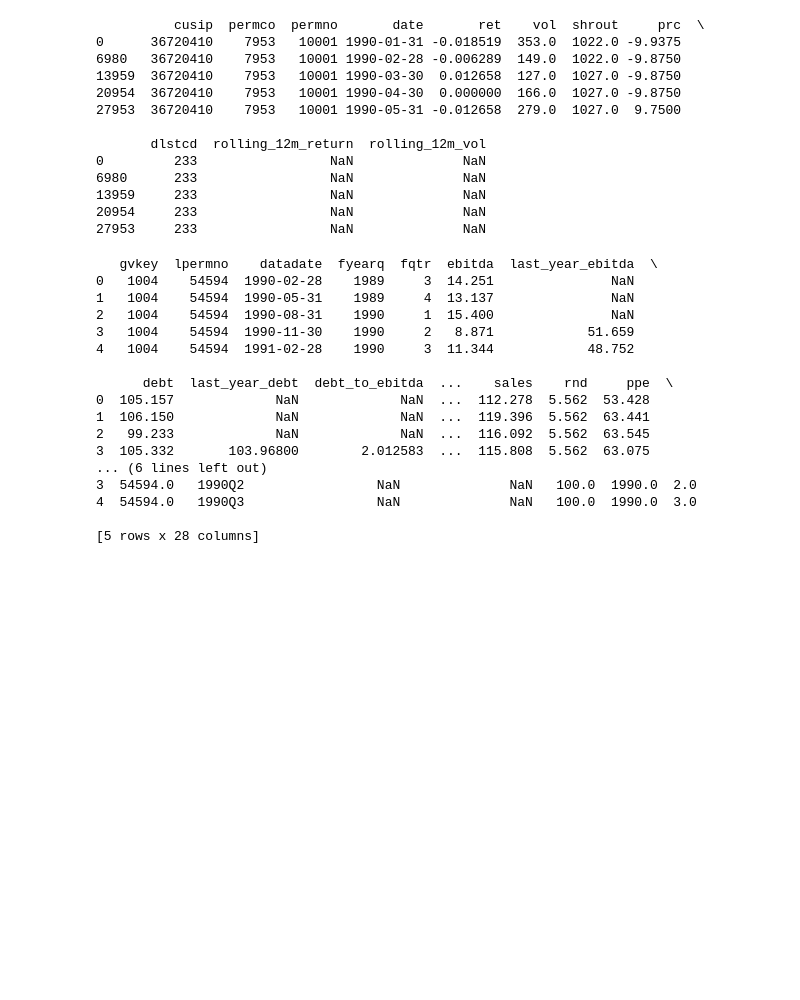
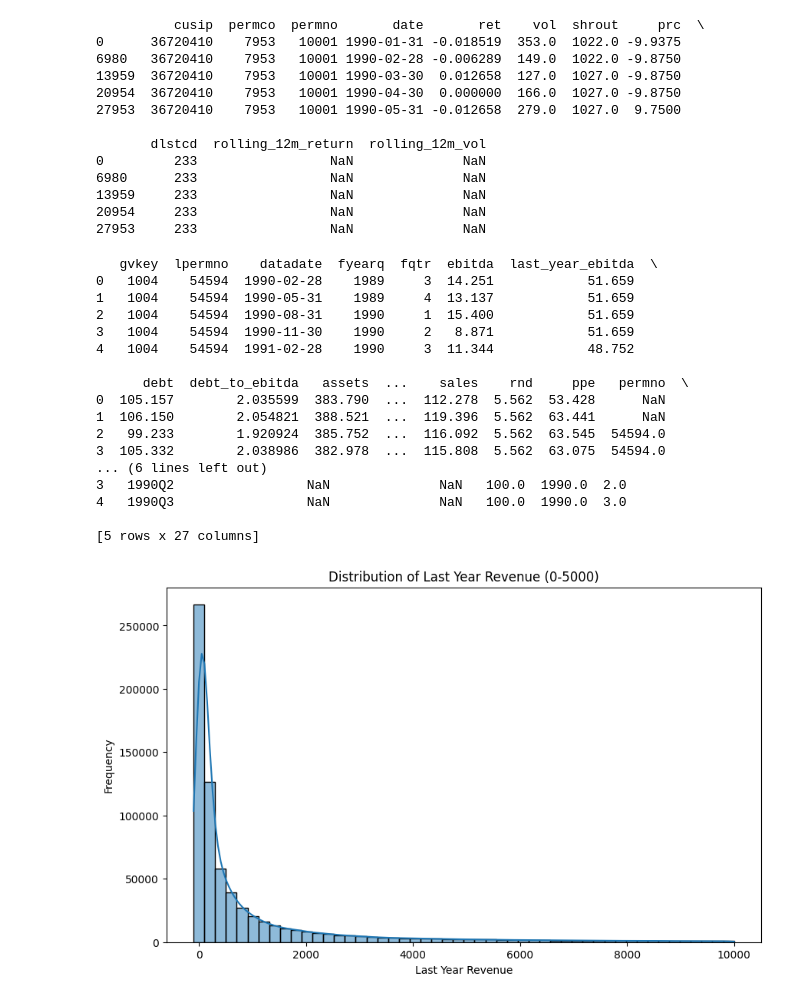
Before and after one commit to zirui-song/direct-lending, a Jupyter notebook: Clean_CRSP:Compustat.ipynb, the cells around one changed output. Cells and saved outputs as stored; diff of their text form; code cells hidden in the pictures; blank space fills up the shorter version.

```diff
--- a/Clean_CRSP:Compustat.ipynb
+++ b/Clean_CRSP:Compustat.ipynb
@@ -47,20 +47,24 @@ df['debt'] = df['debt'].interpolate(method='linear', limit_direction='both')
 df['ppe'] = df['ppe'].interpolate(method='linear', limit_direction='both')
 df['rnd'] = df['rnd'].interpolate(method='linear', limit_direction='both')
 df['rnd'] = df['rnd'].fillna(0)
+
+df['last_year_ebitda'] = df.groupby('gvkey')['ebitda'].transform(lambda x: x.rolling(window=4, min_periods=4).sum())
+df['last_year_ebitda'] = df['last_year_ebitda'].interpolate(method='linear', limit_direction='both')
 # %%
-
-df['last_year_ebitda'] = df.groupby('gvkey')['ebitda'].transform(lambda x: x.rolling(window=4, min_periods=4).sum())
-# generate last year debt as the mean of the last 4 quarters
-df['last_year_debt'] = df.groupby('gvkey')['debt'].transform(lambda x: x.rolling(window=4, min_periods=4).mean())
-df['debt_to_ebitda'] = df['last_year_debt'] / df['last_year_ebitda']
+df['debt_to_ebitda'] = df['debt'] / df['last_year_ebitda']
 
 df['assets'] = df['atq']
 df['leverage'] = df['debt'] / df['assets']
 df['current_ratio'] = df['actq'] / df['lctq']
 df['market_cap'] = df['prccq'] * df['cshoq']
 df['market_to_book'] = (df['market_cap'] + df['debt'] + df['pstkq']) / df['ceqq']
+
+df['saleq'] = df['saleq'].interpolate(method='linear', limit_direction='both')
+df['revtq'] = df['revtq'].interpolate(method='linear', limit_direction='both')
 df['sales'] = df['saleq']
 df['revenue'] = df['revtq']
+# if revenue is empty, use sales
+df['revenue'] = df['revenue'].fillna(df['sales'])
 # %% [markdown]
 # CRSP
 # %%
@@ -168,7 +172,7 @@ merged_df = df.merge(crspq, left_on=['lpermno', 'fyearq', 'fqtr'], right_on=['pe
 # %%
 vars_to_keep = [
     'gvkey', 'lpermno', 'datadate', 'fyearq', 'fqtr',
-    'ebitda', 'last_year_ebitda', 'debt', 'last_year_debt', 'debt_to_ebitda',
+    'ebitda', 'last_year_ebitda', 'debt', 'debt_to_ebitda',
     'assets', 'leverage', 'current_ratio', 'revenue', 'sic', 'naics',
     'market_cap', 'market_to_book', 'sales', 'rnd', 'ppe',
     'permno', 'quarter', 'rolling_12m_return', 'rolling_12m_vol',
@@ -179,36 +183,51 @@ merged_df = merged_df[vars_to_keep]
 print(merged_df.head())
 # %% [output]
    gvkey  lpermno    datadate  fyearq  fqtr  ebitda  last_year_ebitda  \
-0   1004    54594  1990-02-28    1989     3  14.251               NaN
-1   1004    54594  1990-05-31    1989     4  13.137               NaN
-2   1004    54594  1990-08-31    1990     1  15.400               NaN
+0   1004    54594  1990-02-28    1989     3  14.251            51.659
+1   1004    54594  1990-05-31    1989     4  13.137            51.659
+2   1004    54594  1990-08-31    1990     1  15.400            51.659
 3   1004    54594  1990-11-30    1990     2   8.871            51.659
 4   1004    54594  1991-02-28    1990     3  11.344            48.752
 
-      debt  last_year_debt  debt_to_ebitda  ...    sales    rnd     ppe  \
-0  105.157             NaN             NaN  ...  112.278  5.562  53.428
-1  106.150             NaN             NaN  ...  119.396  5.562  63.441
-2   99.233             NaN             NaN  ...  116.092  5.562  63.545
-3  105.332       103.96800        2.012583  ...  115.808  5.562  63.075
+      debt  debt_to_ebitda   assets  ...    sales    rnd     ppe   permno  \
+0  105.157        2.035599  383.790  ...  112.278  5.562  53.428      NaN
+1  106.150        2.054821  388.521  ...  119.396  5.562  63.441      NaN
+2   99.233        1.920924  385.752  ...  116.092  5.562  63.545  54594.0
+3  105.332        2.038986  382.978  ...  115.808  5.562  63.075  54594.0
 ... (6 lines left out)
-3  54594.0   1990Q2                 NaN              NaN   100.0  1990.0  2.0
-4  54594.0   1990Q3                 NaN              NaN   100.0  1990.0  3.0
+3   1990Q2                 NaN              NaN   100.0  1990.0  2.0
+4   1990Q3                 NaN              NaN   100.0  1990.0  3.0
 
-[5 rows x 28 columns]
+[5 rows x 27 columns]
 # %%
 merged_df['sales_growth'] = merged_df.groupby('gvkey')['sales'].pct_change(4, fill_method=None)
 merged_df['asset_growth'] = merged_df.groupby('gvkey')['assets'].pct_change(4, fill_method=None)
 merged_df['leverage_growth'] = merged_df.groupby('gvkey')['leverage'].pct_change(4, fill_method=None)
 
 # trailing 4 quarters transformations remain unchanged
-merged_df['last_year_assets'] = merged_df.groupby('gvkey')['assets'].transform(lambda x: x.rolling(window=4, min_periods=4).mean())
-merged_df['last_year_sales'] = merged_df.groupby('gvkey')['sales'].transform(lambda x: x.rolling(window=4, min_periods=4).mean())
-merged_df['last_year_leverage'] = merged_df.groupby('gvkey')['leverage'].transform(lambda x: x.rolling(window=4, min_periods=4).mean())
-merged_df['last_year_market_to_book'] = merged_df.groupby('gvkey')['market_to_book'].transform(lambda x: x.rolling(window=4, min_periods=4).mean())
+merged_df['last_year_sales'] = merged_df.groupby('gvkey')['sales'].transform(lambda x: x.rolling(window=4, min_periods=4).sum())
+merged_df['last_year_revenue'] = merged_df.groupby('gvkey')['revenue'].transform(lambda x: x.rolling(window=4, min_periods=4).sum())
+# interpolate linearly if missing
+merged_df['last_year_sales'] = merged_df['last_year_sales'].interpolate(method='linear', limit_direction='both')
+merged_df['last_year_revenue'] = merged_df['last_year_revenue'].interpolate(method='linear', limit_direction='both')
+
 merged_df['last_year_rnd'] = merged_df.groupby('gvkey')['rnd'].transform(lambda x: x.rolling(window=4, min_periods=4).sum())
 merged_df['last_year_ppe'] = merged_df.groupby('gvkey')['ppe'].transform(lambda x: x.rolling(window=4, min_periods=4).sum())
-merged_df['last_year_rnd_intensity'] = merged_df['last_year_rnd'] / merged_df['last_year_assets']
-merged_df['last_year_tangibility'] = merged_df['last_year_ppe'] / merged_df['last_year_assets']
+merged_df['last_year_rnd_intensity'] = merged_df['last_year_rnd'] / merged_df['assets']
+merged_df['last_year_tangibility'] = merged_df['last_year_ppe'] / merged_df['assets']
+# interpolate linearly if missing
+merged_df['last_year_rnd_intensity'] = merged_df['last_year_rnd_intensity'].interpolate(method='linear', limit_direction='both')
+merged_df['last_year_tangibility'] = merged_df['last_year_tangibility'].interpolate(method='linear', limit_direction='both')
 # %%
 merged_df = merged_df[merged_df['fyearq'] >= 1996]
 merged_df.to_csv('../Data/Cleaned/crsp_compustat_quarterly_cleaned.csv', index=False)
+# %%
+plt.figure(figsize=(10, 6))
+filtered_revenue = merged_df['last_year_revenue'].loc[merged_df['last_year_revenue'].between(-100, 10000)]
+sns.histplot(filtered_revenue, bins=50, kde=True)
+plt.title('Distribution of Last Year Revenue (0-5000)')
+plt.xlabel('Last Year Revenue')
+plt.ylabel('Frequency')
+plt.show()
+# %% [output]
+[figure, added]
```
Also changed, not shown: parts of 1 cell of this notebook, 5 other files.
